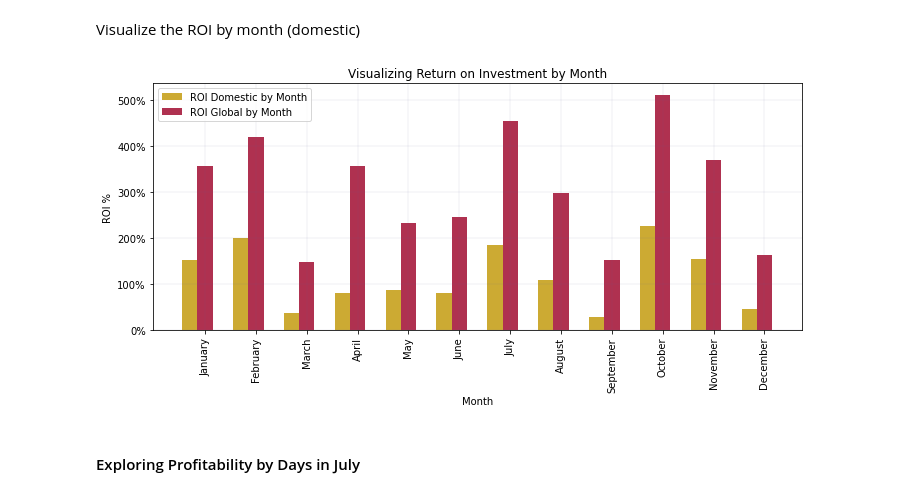
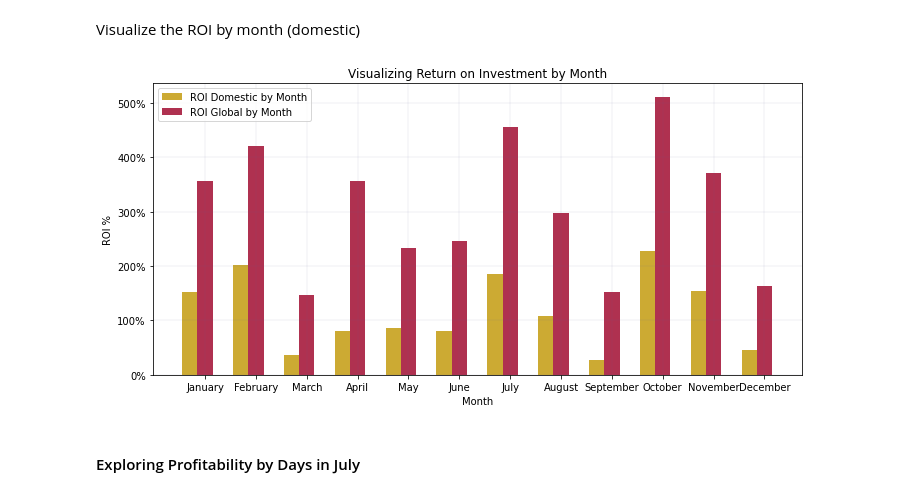
Before and after one commit to LaurenElaine/dsc-phase-1-project-v2-4, a Jupyter notebook: Microsoft Movie Studio Recommendations.ipynb, the cells around one changed output. Saved outputs shown, nothing was run; the diff lists cells and outputs as text; code cells hidden in the pictures.

```diff
--- a/Microsoft Movie Studio Recommendations.ipynb
+++ b/Microsoft Movie Studio Recommendations.ipynb
@@ -2171,36 +2171,36 @@ ax1 = ax.bar(x - bar_width / 2,
              month_ROI_domestic.values,
              width = 0.3,
              color = '#CCAA33',
              label ='ROI Domestic by Month')
 
 ax2 = ax.bar(x + bar_width / 2,
              month_ROI_global.values,
              width = 0.3,
              color = '#AF3150',
              label='ROI Global by Month')
 
 # Add a legend to the plot
-ax.tick_params(axis='x', labelrotation=90)
+ax.tick_params(axis='x')
 ax.grid(color='#666699', linestyle='-', linewidth=0.1)
 ax.set_xlabel('Month')
 xticks = mtick.FormatStrFormatter('%.0f%%')
 ax.yaxis.set_major_formatter(xticks)
 ax.set_xticks(x + bar_width / 2)
 ax.set_xticklabels(labels)
 ax.set_ylabel('ROI %')
 
 # Add title and legends
 ax.legend()
 ax.set_title('Visualizing Return on Investment by Month')
 
 # format the layout and display the visualization
 fig.tight_layout()
 plt.show()
 
 # save figure to files
-fig.savefig('/Users/laurenbrown/Documents/Flatiron/Phase_1/Project/dsc-phase-1-project-v2-4/Images/Month.png')
+fig.savefig('/Users/laurenbrown/Documents/Flatiron/Phase_1/Project/Phase 1 Project_Lauren Brown/Images/Month.png')
 # %% [output]
-[figure, old version]
+[figure, new version]
 # %% [markdown]
 #### Exploring Profitability by Days in July
 # %% [markdown]
```
Also changed, not shown: parts of 2 cells of this notebook, 4 other files.
